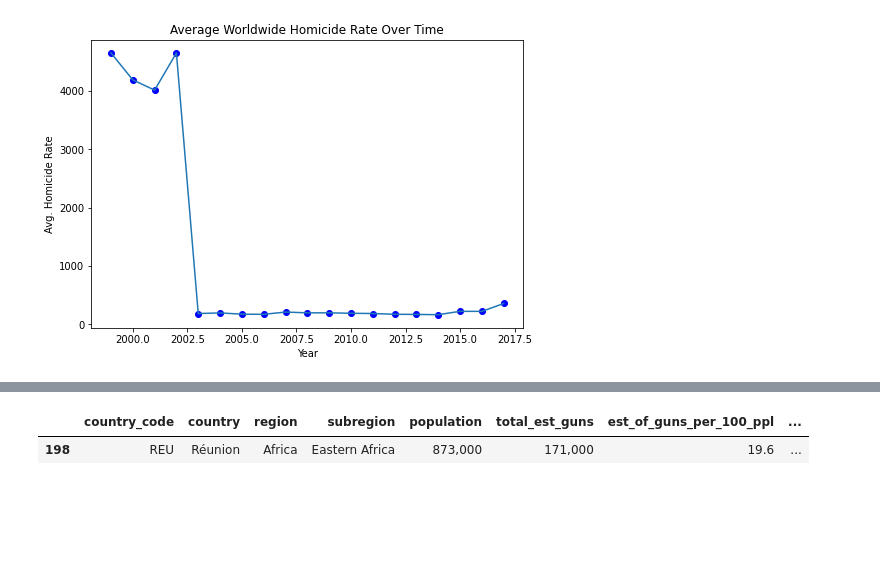
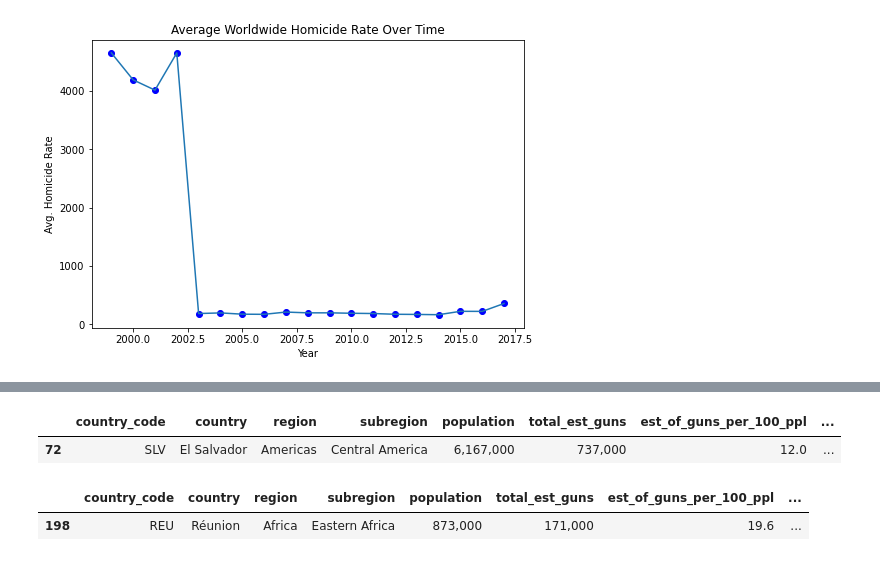
Before and after one commit to the-amazing-works-of-stephanie/gun-violence-analysis, a Jupyter notebook: fp.ipynb, the cells around one changed output, grey strips where cells are left out. Cells and saved outputs as stored; diff of their text form; code cells hidden in the pictures; blank space fills up the shorter version.

```diff
--- a/fp.ipynb
+++ b/fp.ipynb
@@ -219,3 +231,8 @@ for i in titles:
+# %%
+gun_owners.loc[gun_owners['country'] == 'El Salvador']
+# %% [output]
+|  | country_code | country | region | subregion | population | total_est_guns | est_of_guns_per_100_ppl | ... |
+| 72 | SLV | El Salvador | Americas | Central America | 6,167,000 | 737,000 | 12.0 | ... |
 # %%
 # TODO -- Found this link: https://www.indexmundi.com/facts/indicators/VC.IHR.PSRC.P5/rankings/middle-east -- has different links to more tables per region but would need to do a couple of different scrapes per region due to how the site is divied up, or could just do the one tab for the whole world (Look at bottom of table and the links to the other tables are just below it). Next on my to do list
 # %%
```
Also changed, not shown: parts of 5 cells of this notebook.
